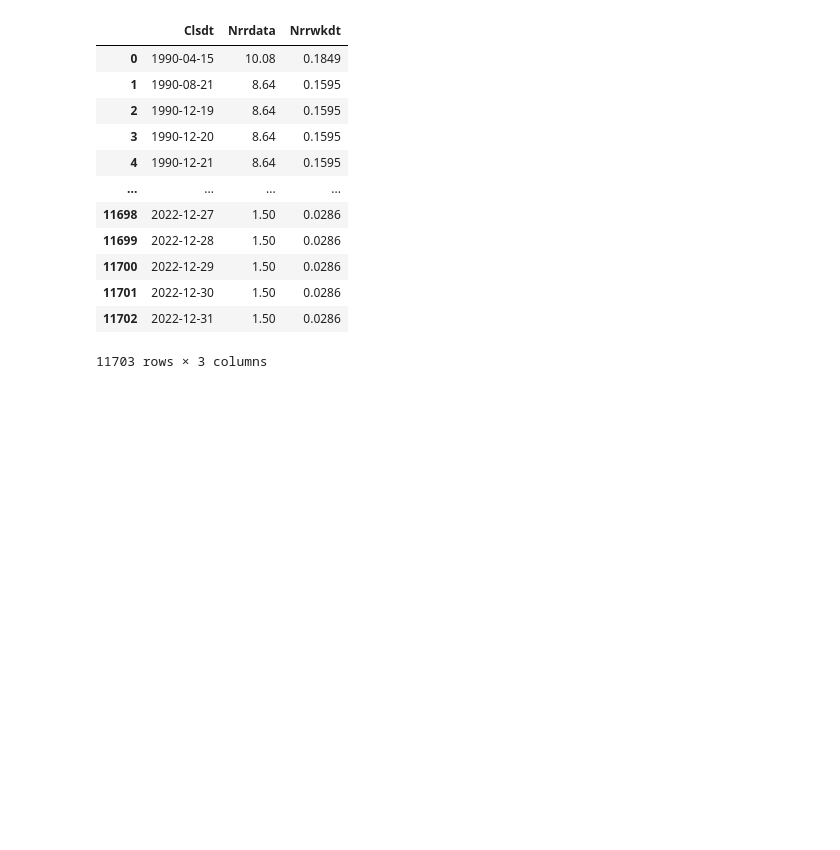
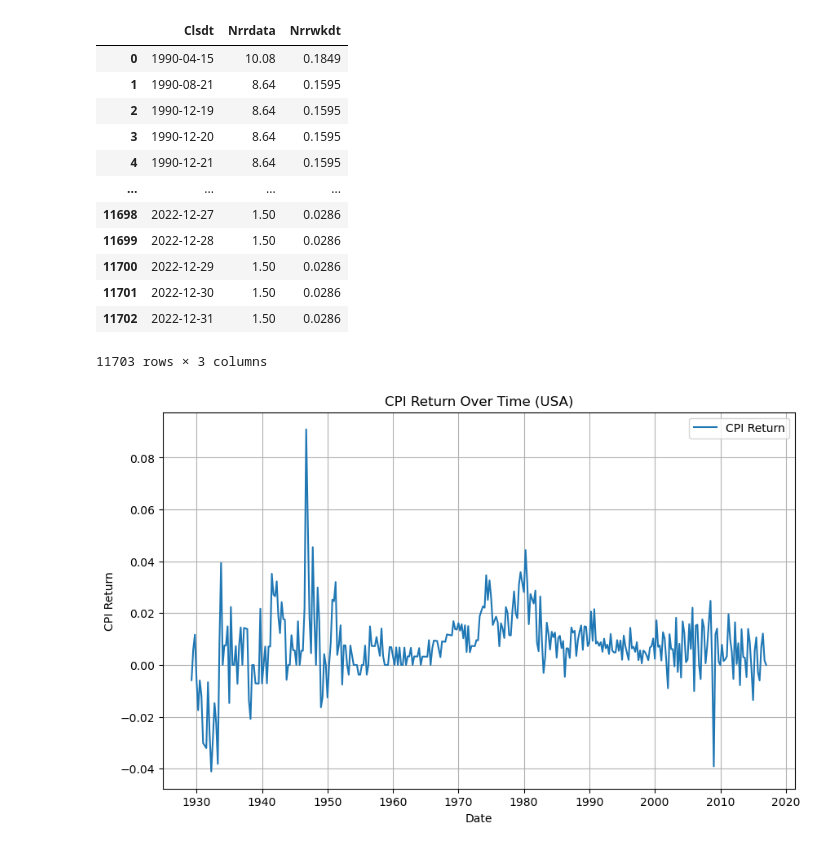
Before and after one commit to rishabh-mandayam/metric_building, a Jupyter notebook: initial_notebook.ipynb, the cells around one changed output. Drawn from its saved outputs; the diff is of its cells as text; code cells hidden in the pictures; blank space fills up the shorter version.

```diff
--- a/initial_notebook.ipynb
+++ b/initial_notebook.ipynb
@@ -8,7 +8,7 @@ import seaborn as sns
 # %%
 # Load US risk-free rate
 
-df_us_treasury_cpi = pd.read_csv('us_data/us treasury_cpi.csv')
+df_us_treasury_cpi = pd.read_csv('data/usa/us treasury_cpi.csv')
 df_us_treasury_cpi
 # %% [output]
 |  | caldt | b1ret | t90ret | cpiret |
@@ -43,3 +43,16 @@ df_ch_risk_free
 | 11701 | 2022-12-30 | 1.50 | 0.0286 |
 | 11702 | 2022-12-31 | 1.50 | 0.0286 |
 11703 rows × 3 columns
+# %%
+#Plotting USA cpi
+df_us_treasury_cpi['caldt'] = pd.to_datetime(df_us_treasury_cpi['caldt'])
+plt.figure(figsize=(10, 6))
+plt.plot(df_us_treasury_cpi['caldt'], df_us_treasury_cpi['cpiret'], label='CPI Return')
+plt.xlabel('Date')
+plt.ylabel('CPI Return')
+plt.title('CPI Return Over Time (USA)')
+plt.legend()
+plt.grid(True)
+plt.show()
+# %% [output]
+[figure, added]
```
Also changed, not shown: parts of 6 cells of this notebook.
